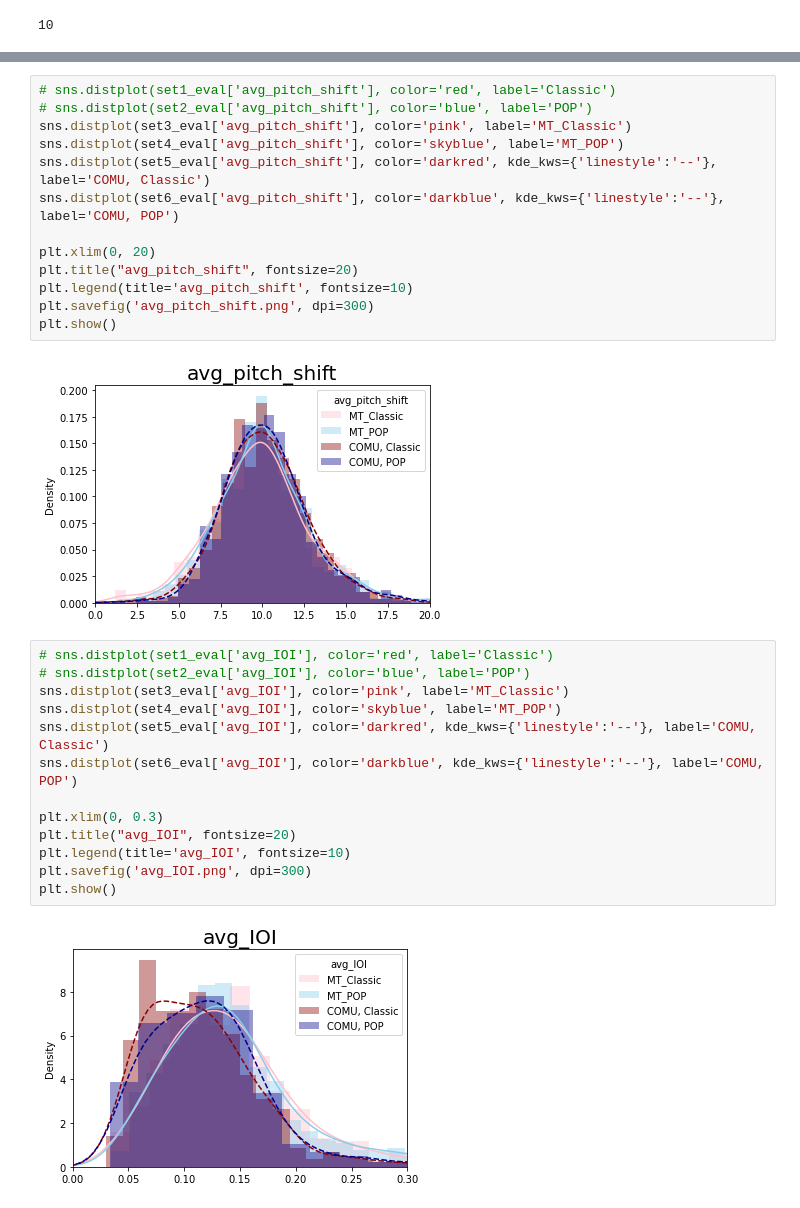
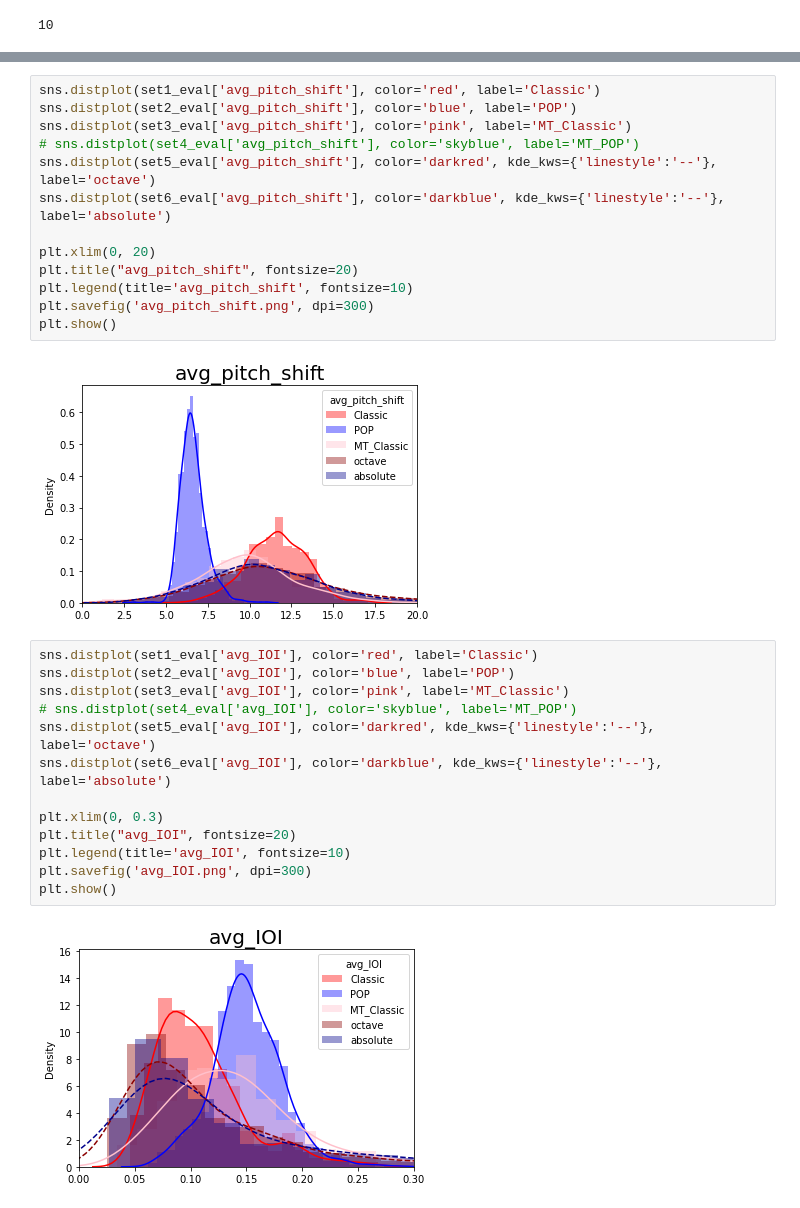
Before and after one commit to yeong35/MusicTransformer-Pytorch, a Jupyter notebook: music_evaluation.ipynb, the cells around one changed output, grey strips where cells are left out. Cells and saved outputs as stored; diff of their text form.

```diff
--- a/music_evaluation.ipynb
+++ b/music_evaluation.ipynb
@@ -500,10 +506,10 @@ plt.show()
 # %%
-# sns.distplot(set1_eval['avg_pitch_shift'], color='red', label='Classic')
-# sns.distplot(set2_eval['avg_pitch_shift'], color='blue', label='POP')
+sns.distplot(set1_eval['avg_pitch_shift'], color='red', label='Classic')
+sns.distplot(set2_eval['avg_pitch_shift'], color='blue', label='POP')
 sns.distplot(set3_eval['avg_pitch_shift'], color='pink', label='MT_Classic')
-sns.distplot(set4_eval['avg_pitch_shift'], color='skyblue', label='MT_POP')
-sns.distplot(set5_eval['avg_pitch_shift'], color='darkred', kde_kws={'linestyle':'--'}, label='COMU, Classic')
-sns.distplot(set6_eval['avg_pitch_shift'], color='darkblue', kde_kws={'linestyle':'--'}, label='COMU, POP')
+# sns.distplot(set4_eval['avg_pitch_shift'], color='skyblue', label='MT_POP')
+sns.distplot(set5_eval['avg_pitch_shift'], color='darkred', kde_kws={'linestyle':'--'}, label='octave')
+sns.distplot(set6_eval['avg_pitch_shift'], color='darkblue', kde_kws={'linestyle':'--'}, label='absolute')
 
 plt.xlim(0, 20)
 plt.title("avg_pitch_shift", fontsize=20)
@@ -511,22 +517,22 @@ plt.legend(title='avg_pitch_shift', fontsize=10)
 plt.savefig('avg_pitch_shift.png', dpi=300)
 plt.show()
 # %% [output]
-[figure, old version]
+[figure, new version]
 # %%
-# sns.distplot(set1_eval['avg_IOI'], color='red', label='Classic')
-# sns.distplot(set2_eval['avg_IOI'], color='blue', label='POP')
+sns.distplot(set1_eval['avg_IOI'], color='red', label='Classic')
+sns.distplot(set2_eval['avg_IOI'], color='blue', label='POP')
 sns.distplot(set3_eval['avg_IOI'], color='pink', label='MT_Classic')
-sns.distplot(set4_eval['avg_IOI'], color='skyblue', label='MT_POP')
-sns.distplot(set5_eval['avg_IOI'], color='darkred', kde_kws={'linestyle':'--'}, label='COMU, Classic')
-sns.distplot(set6_eval['avg_IOI'], color='darkblue', kde_kws={'linestyle':'--'}, label='COMU, POP')
+# sns.distplot(set4_eval['avg_IOI'], color='skyblue', label='MT_POP')
+sns.distplot(set5_eval['avg_IOI'], color='darkred', kde_kws={'linestyle':'--'}, label='octave')
+sns.distplot(set6_eval['avg_IOI'], color='darkblue', kde_kws={'linestyle':'--'}, label='absolute')
 
 plt.xlim(0, 0.3)
 plt.title("avg_IOI", fontsize=20)
 plt.legend(title='avg_IOI', fontsize=10)
 plt.savefig('avg_IOI.png', dpi=300)
 plt.show()
 # %% [output]
-[figure, old version]
+[figure, new version]
 # %%
 plt.figure(figsize=(13,5))
 
```
Also changed, not shown: parts of 11 cells of this notebook, 18 other files.
